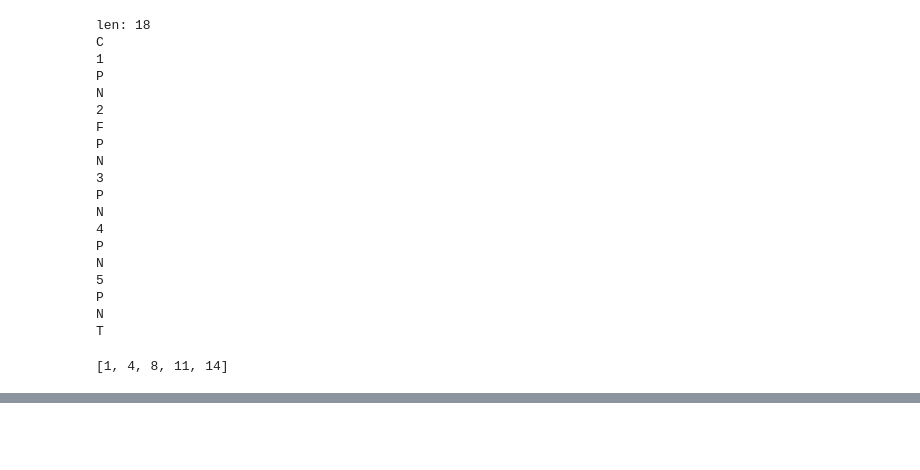
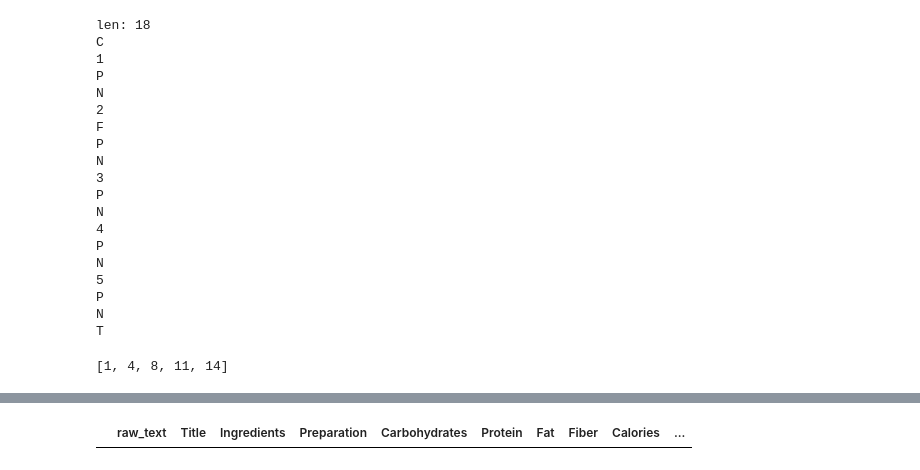
Before and after one commit to aislab-hevs/synthetic_data_nutrition_generation, a Jupyter notebook: src/meals_collection/process_new_batch.ipynb, the cells around one changed output, grey strips where cells are left out. Saved outputs shown, nothing was run; the diff lists cells and outputs as text; code cells hidden in the pictures; blank space fills up the shorter version.

Commit message:
Added food cleaning

```diff
--- a/src/meals_collection/process_new_batch.ipynb
+++ b/src/meals_collection/process_new_batch.ipynb
@@ -859,0 +1178,5 @@ indixes
+# %%
+# clean empty recipes
+pd_new_batch_final.query('Carbohydrates == ""')
+# %% [output]
+|  | raw_text | Title | Ingredients | Preparation | Carbohydrates | Protein | Fat | Fiber | Calories | ... |
```
Also changed, not shown: parts of 62 cells of this notebook, 9 other files.
